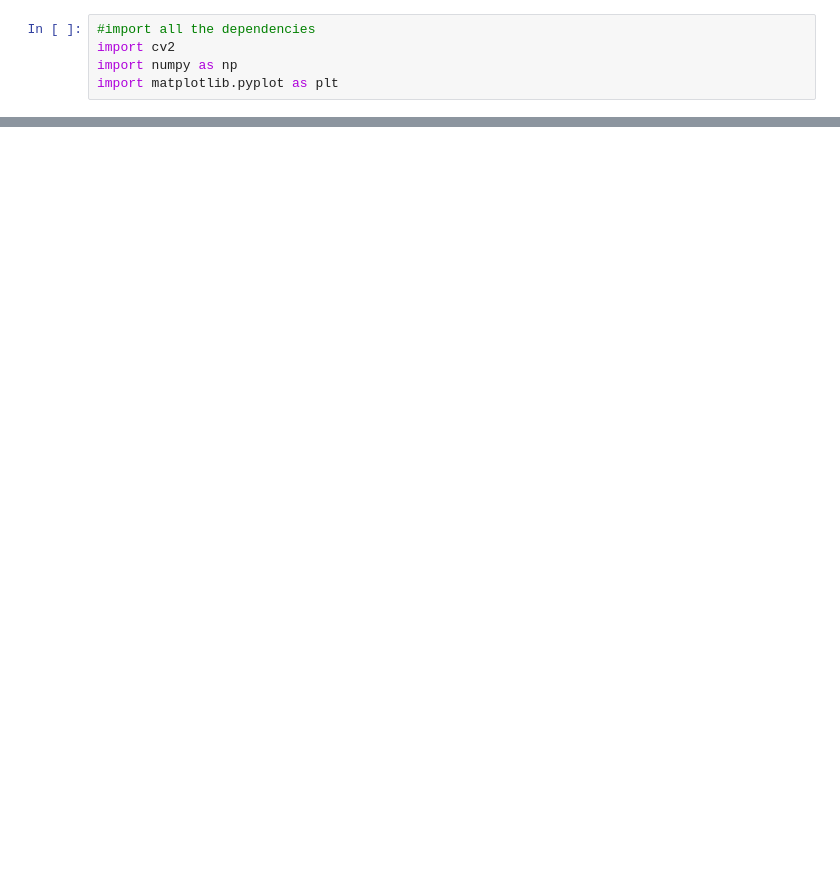
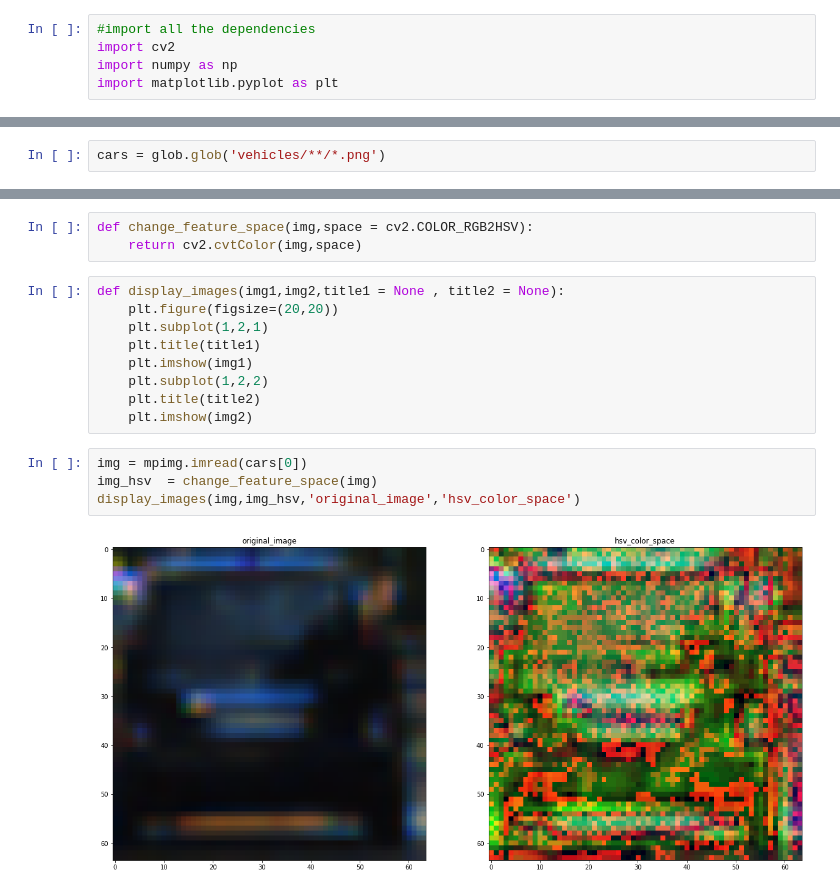
Before and after one commit to sanketgujar/Vehicle_Detection, a Jupyter notebook: Car Detection.ipynb, the cells around one changed output, grey strips where cells are left out. Drawn from its saved outputs; the diff is of its cells as text; blank space fills up the shorter version.

```diff
--- a/Car Detection.ipynb
+++ b/Car Detection.ipynb
@@ -11,0 +33,2 @@ ImportError: No module named 'skimage'
+# %%
+cars = glob.glob('vehicles/**/*.png')
@@ -11,0 +73,18 @@ ImportError: No module named 'skimage'
+# %%
+def change_feature_space(img,space = cv2.COLOR_RGB2HSV):
+    return cv2.cvtColor(img,space)
+# %%
+def display_images(img1,img2,title1 = None , title2 = None):
+    plt.figure(figsize=(20,20))
+    plt.subplot(1,2,1)
+    plt.title(title1)
+    plt.imshow(img1)
+    plt.subplot(1,2,2)
+    plt.title(title2)
+    plt.imshow(img2)
+# %%
+img = mpimg.imread(cars[0])
+img_hsv  = change_feature_space(img)
+display_images(img,img_hsv,'original_image','hsv_color_space')
+# %% [output]
+[figure, added]
```
Also changed, not shown: parts of 57 cells of this notebook, 12 other files.
